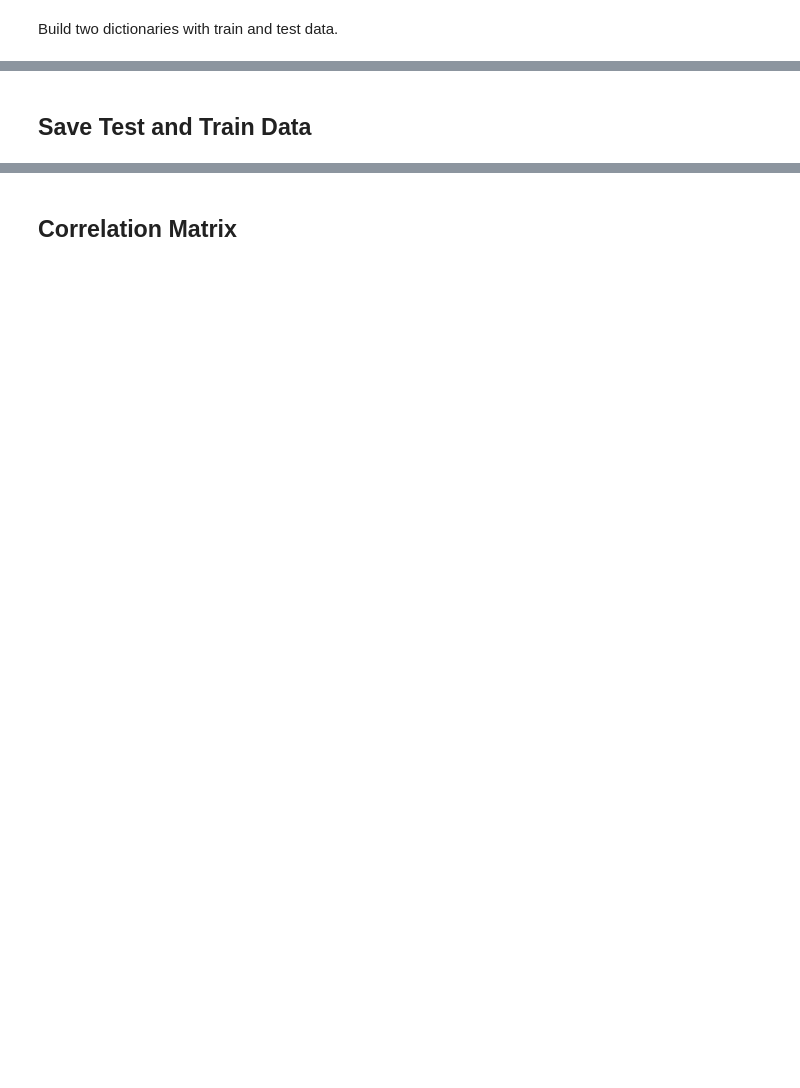
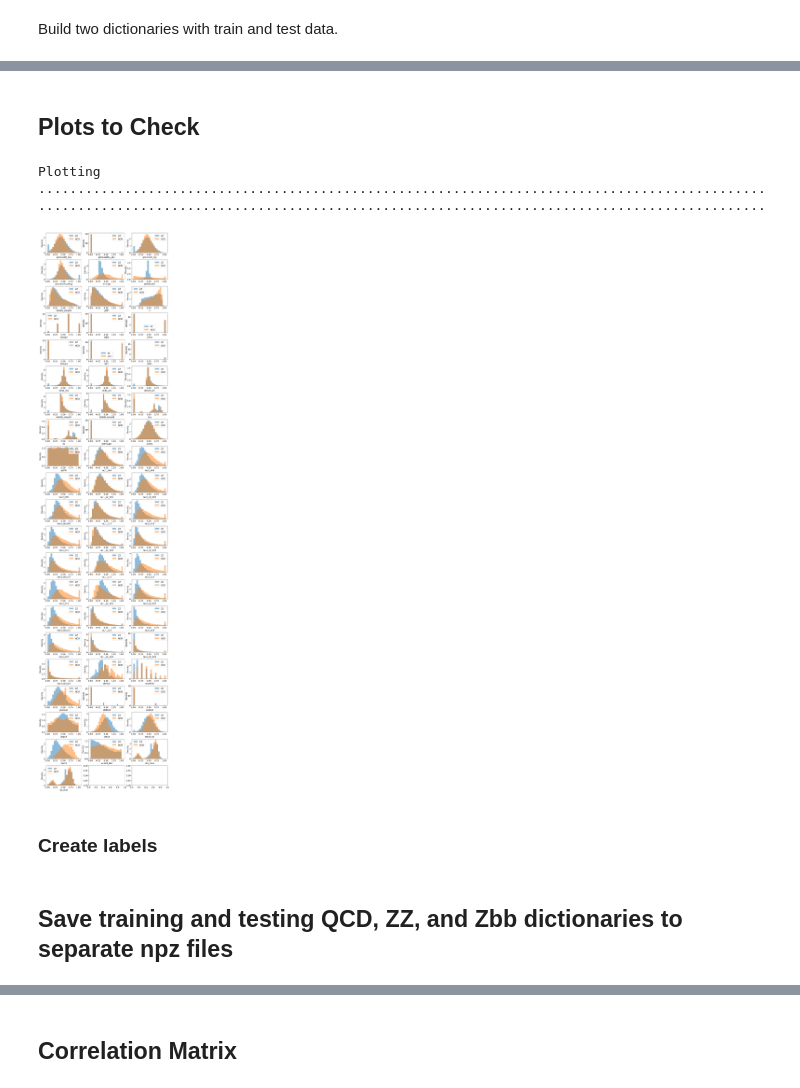
Before and after one commit to mdmorris/XAICoffea, a Jupyter notebook: CNN_Data_preprocess_all.ipynb, the cells around one changed output, grey strips where cells are left out. Saved outputs shown, nothing was run; the diff lists cells and outputs as text; code cells hidden in the pictures; blank space fills up the shorter version.

```diff
--- a/CNN_Data_preprocess_all.ipynb
+++ b/CNN_Data_preprocess_all.ipynb
@@ -14,7 +14,7 @@ transp = 0.5
 isZbb = False
 
 # apply mass cut and save to separate files
-applyMassCut = False
+applyMassCut = True
 # %%
 # Set default options for paper
 params = {'legend.fontsize': 'x-large',
@@ -155,3 +220,5 @@ for key in data_dic.keys():
 # %%
 n_data = len(data_dic['QCD']['labels'])
+# %%
+firstSample = [key for key in data_dic.keys()][0]
 # %%
@@ -302,16 +475,24 @@ print(len(ind_zbb))
 Build two dictionaries with train and test data.
 # %%
 #THIS CODE SETS ALL VALUES OUTSIDE OF 3 SIGMA RANGE TO THE LAST ALLOWED BIN
-for key in data_dic.keys():
-    for feat in data_dic[key].keys():
+for feat in data_dic['QCD'].keys():
+    for key in data_dic.keys():
         if feat in ['jetImages', 'labels']:
+            continue
+        elif 'is' in feat:
             continue
         else:
             #print(feat)
-            std = np.std(data_dic[key][feat])
-            mean = np.mean(data_dic[key][feat])
+            if(key==firstSample):
+                std = np.std(np.concatenate((data_dic['QCD'][feat], data_dic['Zbb'][feat], data_dic['ZZ'][feat]), axis=0).flatten())
+                mean = np.mean(np.concatenate((data_dic['QCD'][feat], data_dic['Zbb'][feat], data_dic['ZZ'][feat]), axis=0).flatten())
             data_dic[key][feat][data_dic[key][feat] > mean + 3 * std] = mean + 3 * std
             data_dic[key][feat][data_dic[key][feat] < mean - 3 * std] = mean - 3 * std
+# %%
+for feat in data_dic['QCD'].keys():
+
+    sub_train = {key: data_dic[key][feat][ind_train[key]] for key in data_dic.keys()}
+    sub_test = {key: data_dic[key][feat][ind_test[key]] for key in data_dic.keys()}
 # %%
 data_train = {'QCD':{},
              'ZZ':{},
@@ -361,5 +537,46 @@ print(n_test)
-# %% [markdown]
-## Save Test and Train Data
+# %% [markdown]
+## Plots to Check
+# %%
+rows = int(np.ceil(len(data_dic['QCD'].keys()) / 3))
+
+fig, axes = plt.subplots(nrows=rows, ncols=3, figsize=(15, 3.5*20))
+
+row = 0
+col = 0
+
+print('Plotting ...', end='')
+
+for name in data_dic['QCD'].keys():
+
+    if('labels' in name): continue
+
+    ax = axes[row][col]
+
+    #ax.hist(data_test['Zbb'][name].flatten(), bins=np.linspace(0,1.05,22), alpha=0.5, density=True, label='Zbb')
+    ax.hist(data_test['ZZ'][name].flatten(), bins=np.linspace(0,1.05,22), alpha=0.5, density=True, label='ZZ')
+    ax.hist(data_test['QCD'][name].flatten(), bins=np.linspace(0,1.05,22), alpha=0.5, density=True, label='QCD')
+
+
+    ax.set_xlabel(name)
+    ax.set_ylabel('Density')
+    ax.legend()
+    #ax.set_yscale('log')
+
+
+    col += 1
+    if(col > 2):
+        col=0
+        row += 1
+
+    print('...', end='')
+
+
+plt.subplots_adjust(hspace=0.35)
+# %% [output]
+Plotting ..........................................................................................................................................................................................
+[figure, added]
+# %% [markdown]
+### Create labels
 # %%
 # recreating labels separately in np.savez because labels in data dictionaries are not floats
 
@@ -376,6 +593,8 @@ test_labs = {'QCD': np.array(np.vstack((np.ones(n_test), np.zeros(n_test), np.ze
 for key in data_train.keys():
     data_train[key].pop('labels')
     data_test[key].pop('labels')
+# %% [markdown]
+## Save training and testing QCD, ZZ, and Zbb dictionaries to separate npz files
 # %%
 loc = '/mnt/data/ml/PreProcessing/'
 ext = ''
```
Also changed, not shown: parts of 19 cells of this notebook.
